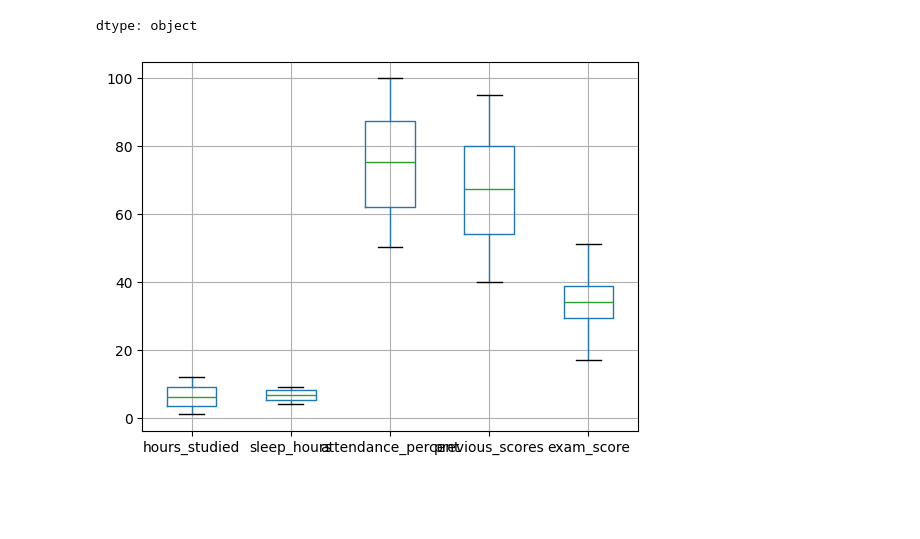
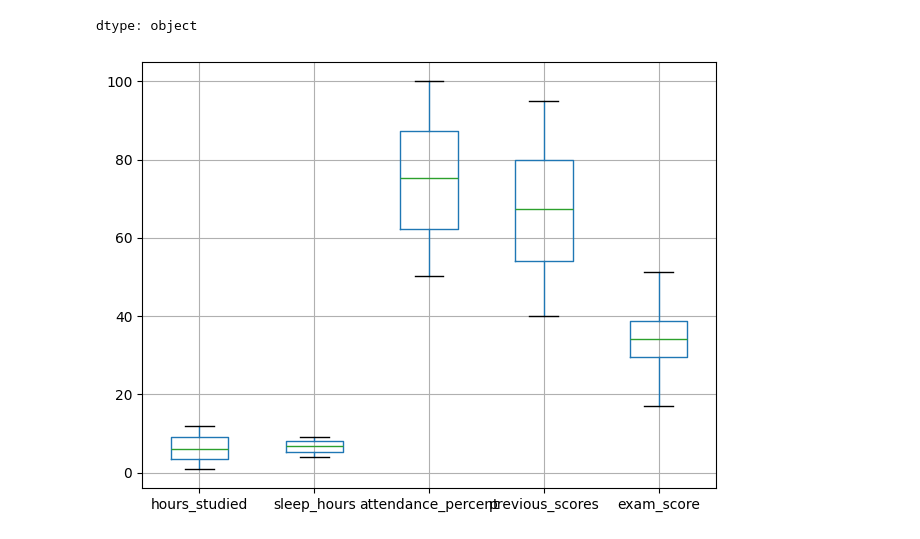
Before and after one commit to Aradhyagodambe/Python-Colab-Files, a Jupyter notebook: ML_Fundamnetals.ipynb, the cells around one changed output. Cells and saved outputs as stored; diff of their text form; code cells hidden in the pictures; blank space fills up the shorter version.

```diff
--- a/ML_Fundamnetals.ipynb
+++ b/ML_Fundamnetals.ipynb
@@ -237,6 +245,7 @@ Stu.min()
 dtype: object
 # %%
 Stu.boxplot()
+plt.tight_layout()
 plt.show()
 # %% [output]
-[figure, old version]
+[figure, new version]
```
Also changed, not shown: parts of 10 cells of this notebook.
